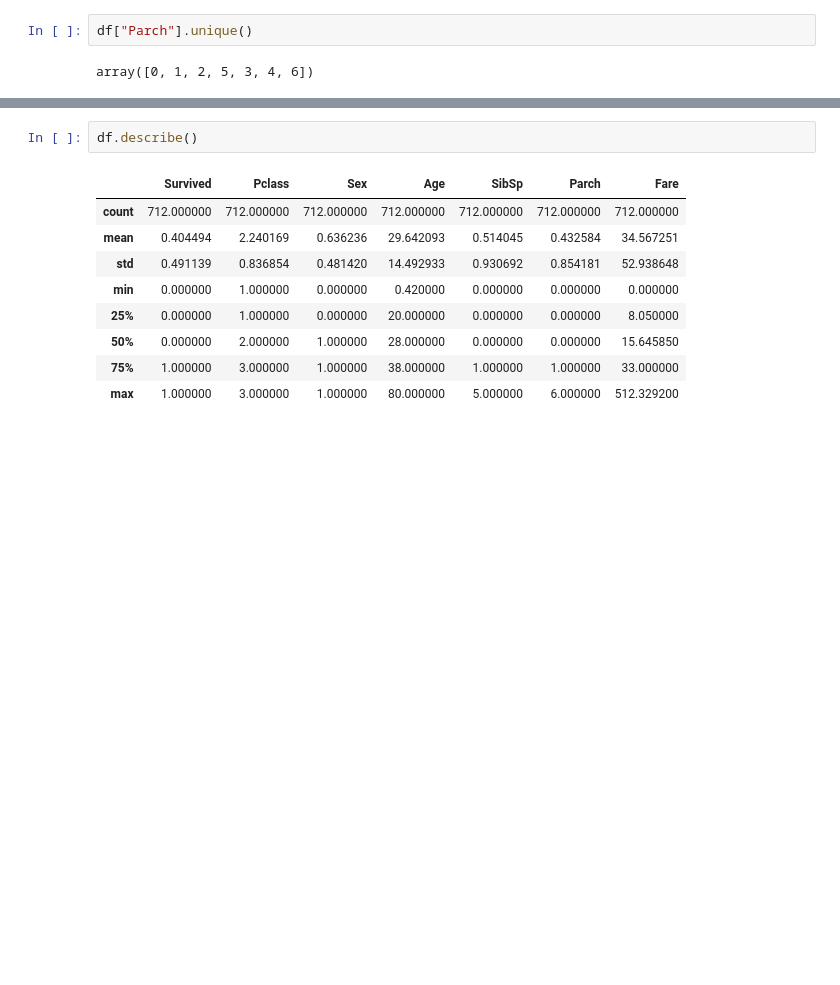
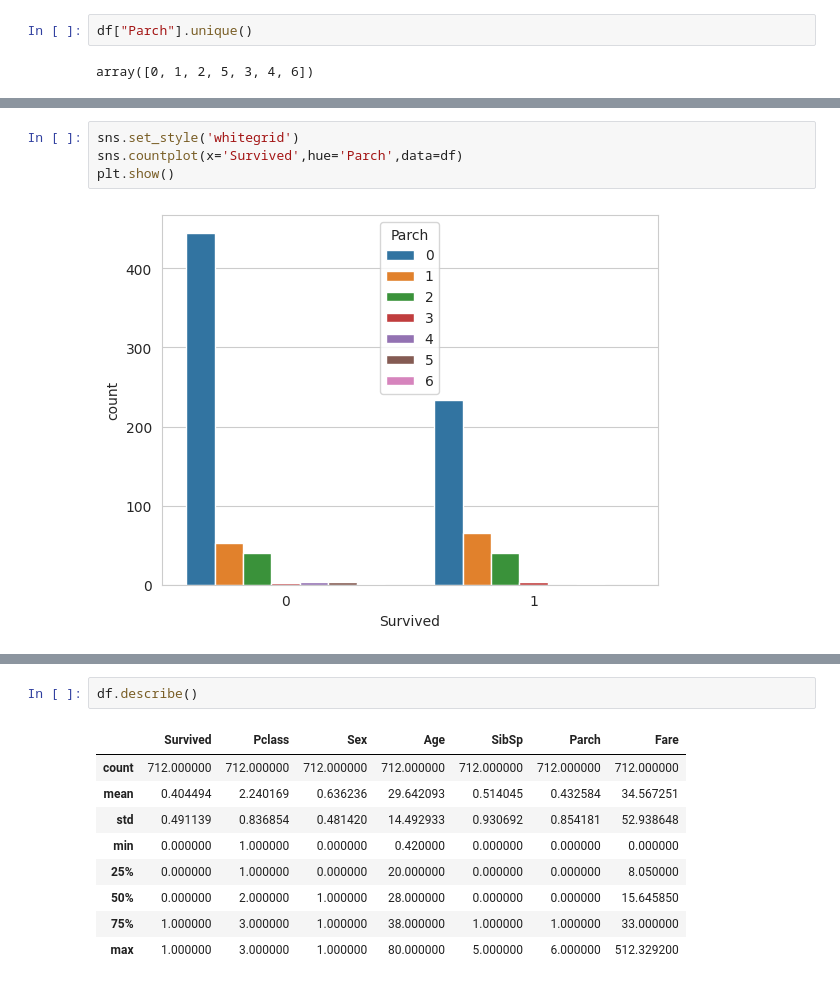
Before and after one commit to ldebele/Titanic-ML-from-Disaster, a Jupyter notebook: main.ipynb, the cells around one changed output, grey strips where cells are left out. Cells and saved outputs as stored; diff of their text form; blank space fills up the shorter version.

```diff
--- a/main.ipynb
+++ b/main.ipynb
@@ -164,0 +222,6 @@ array([0, 1, 2, 5, 3, 4, 6])
+# %%
+sns.set_style('whitegrid')
+sns.countplot(x='Survived',hue='Parch',data=df)
+plt.show()
+# %% [output]
+[figure, added]
```
Also changed, not shown: parts of 35 cells of this notebook.
